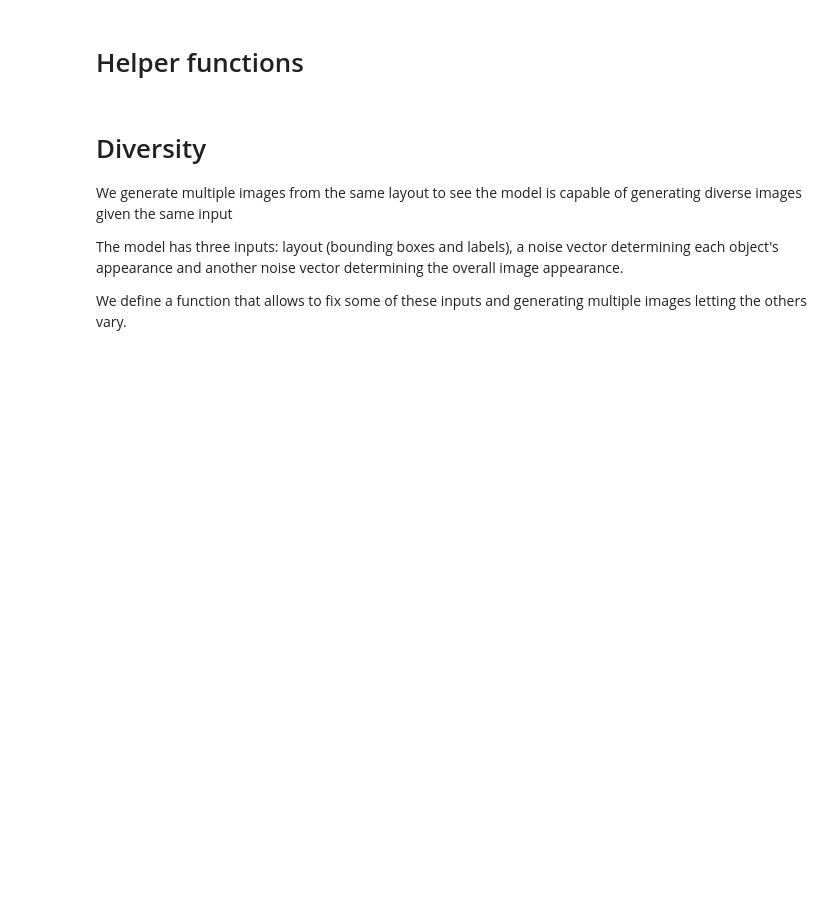
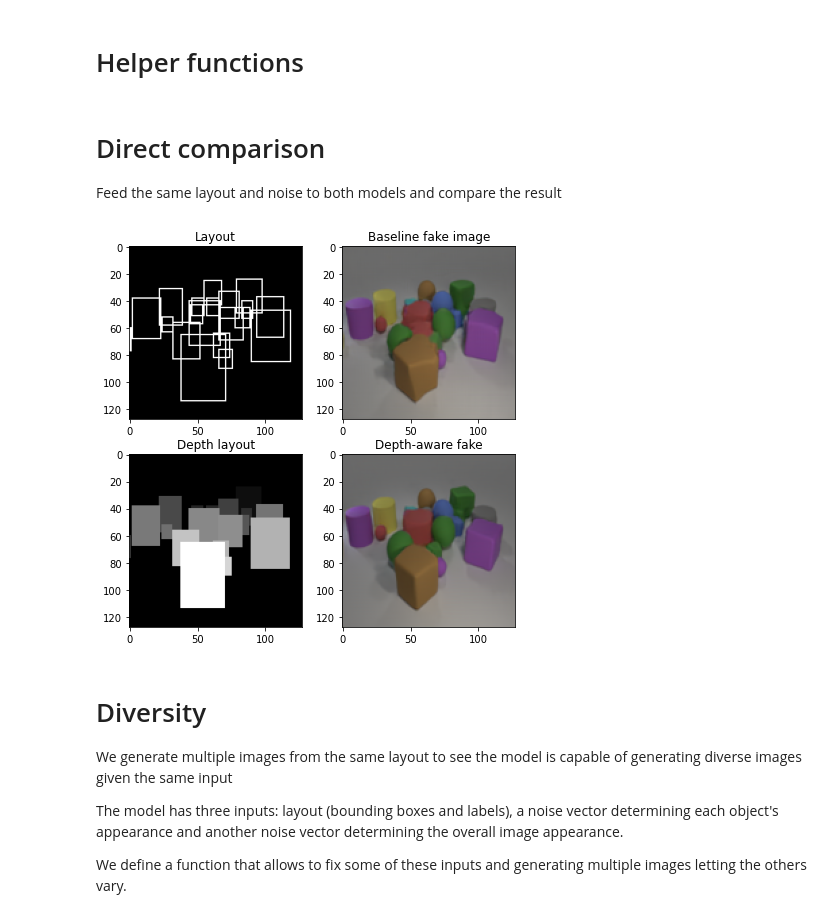
Before and after one commit to anrigo/LostGANs, a Jupyter notebook: qualitative.ipynb, the cells around one changed output. Saved outputs shown, nothing was run; the diff lists cells and outputs as text; code cells hidden in the pictures; blank space fills up the shorter version.

Commit message:
Added comparison with same noise and layout

```diff
--- a/qualitative.ipynb
+++ b/qualitative.ipynb
@@ -220,3 +220,6 @@ def sample_one(idx: int = None, show_labels: bool = False):
     axs[0].set_title('Baseline fake image')
     axs[1].imshow(fake_images[1])
     axs[1].set_title('Depth-aware fake image')
+# %% [markdown]
+# Direct comparison
+Feed the same layout and noise to both models and compare the result
@@ -223,3 +272,7 @@ def sample_one(idx: int = None, show_labels: bool = False):
+# %%
+direct_comparison(layout_index)
+# %% [output]
+[figure, added]
 # %% [markdown]
 # Diversity
 We generate multiple images from the same layout to see the model is capable of generating diverse images given the same input
```
Also changed, not shown: parts of 6 cells of this notebook.
